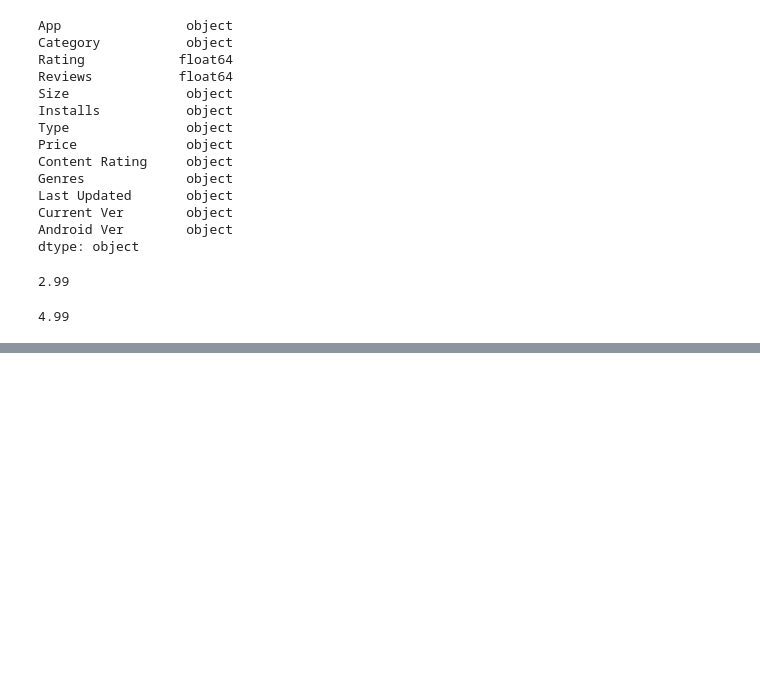
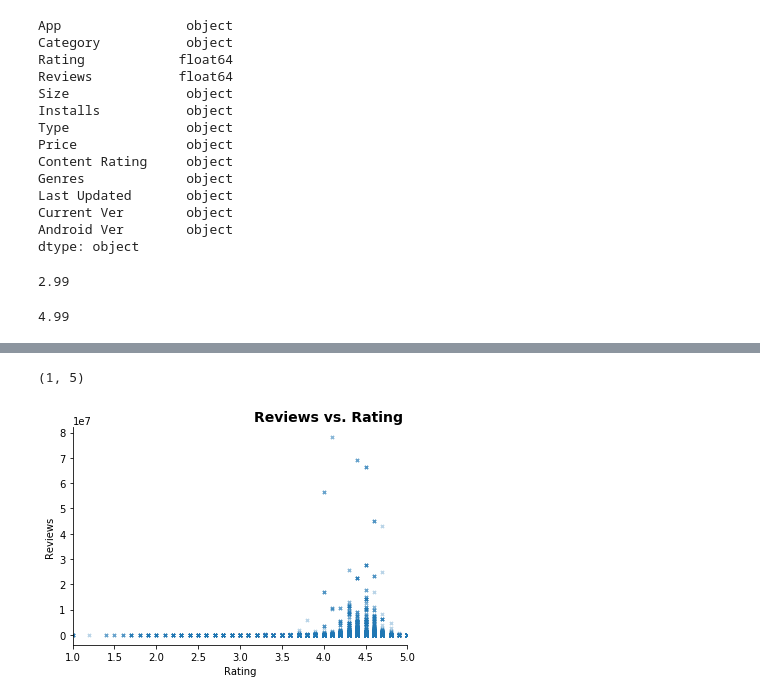
Before and after one commit to hyseo22/googleplaystore_data_analysis, a Jupyter notebook: googlePlayStore.ipynb, the cells around one changed output, grey strips where cells are left out. Saved outputs shown, nothing was run; the diff lists cells and outputs as text; code cells hidden in the pictures; blank space fills up the shorter version.

Commit message:
appending visualisation of data

```diff
--- a/googlePlayStore.ipynb
+++ b/googlePlayStore.ipynb
@@ -136,0 +167,15 @@ df.drop(columns=["Android Ver"])
+# %%
+df.reset_index(inplace=True)
+# %%
+fig, ax = plt.subplots()
+ax.scatter(df["Rating"],df["Reviews"],alpha=0.3, marker = 'x',s =10)
+ax.set_title('Reviews vs. Rating ', loc='right', fontsize=14, fontweight = "bold")
+ax.set_xlabel("Rating")
+ax.set_ylabel("Reviews")
+ax.spines["right"].set_visible(False)
+ax.spines["top"].set_visible(False)
+ax.set_xlim(1,5)
+# ax.set_ylim(0,)
+# %% [output]
+(1, 5)
+[figure, added]
```
Also changed, not shown: parts of 19 cells of this notebook.
